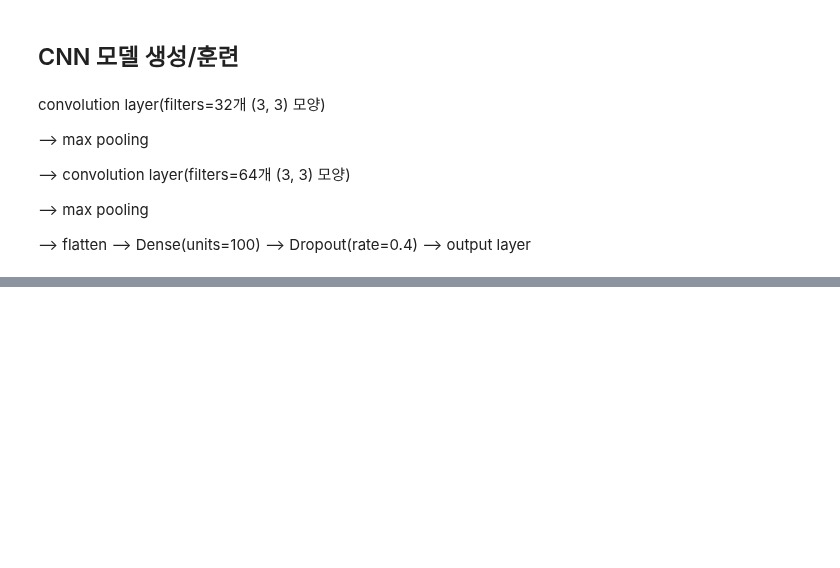
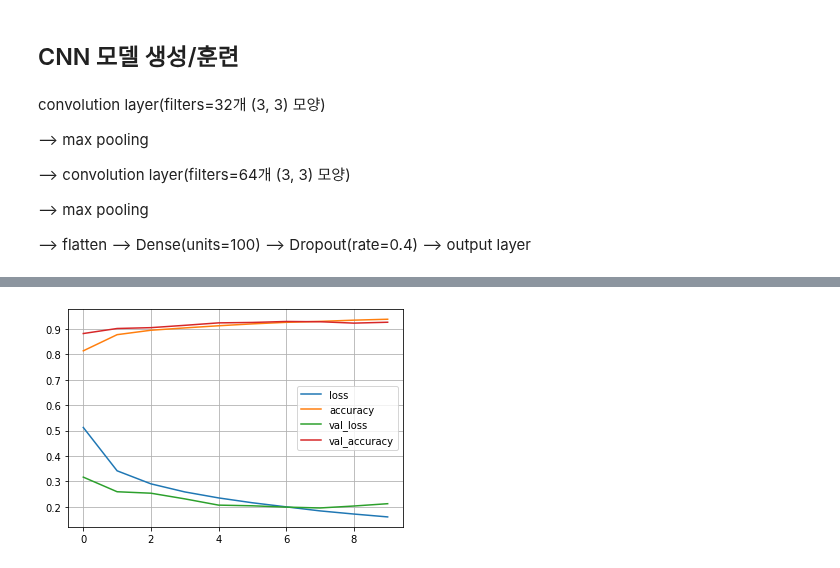
Before and after one commit to JakeOh/202011_itw_bd21, a Jupyter notebook: lab_ml/ml18_cnn.ipynb, the cells around one changed output, grey strips where cells are left out. Cells and saved outputs as stored; diff of their text form; code cells hidden in the pictures; blank space fills up the shorter version.

```diff
--- a/lab_ml/ml18_cnn.ipynb
+++ b/lab_ml/ml18_cnn.ipynb
@@ -342,0 +347,11 @@ _________________________________________________________________
+# %%
+# 모델 컴파일: 최적화 알고리즘, 손실 함수, 평가 지표 설정
+model.compile(optimizer='adam', loss='sparse_categorical_crossentropy', metrics='accuracy')
+# %%
+# 모델 훈련: 콜백(모델 자동 저장 + 훈련 조기 종료) 적용
+checkpoint = keras.callbacks.ModelCheckpoint(filepath='best_cnn.h5', save_best_only=True)
+early_stop = keras.callbacks.EarlyStopping(patience=2, restore_best_weights=True)
+# %%
+history = model.fit(x_train, y_train, epochs=30,
+                    validation_data=(x_val, y_val),
+                    callbacks=[checkpoint, early_stop])
@@ -342,0 +383,3 @@ _________________________________________________________________
+# %%
+hist = pd.DataFrame(history.history)
+hist.tail()
@@ -342,0 +393,6 @@ _________________________________________________________________
+# %%
+hist.plot()
+plt.grid()
+plt.show()
+# %% [output]
+[figure, added]
```
Also changed, not shown: parts of 12 cells of this notebook.
